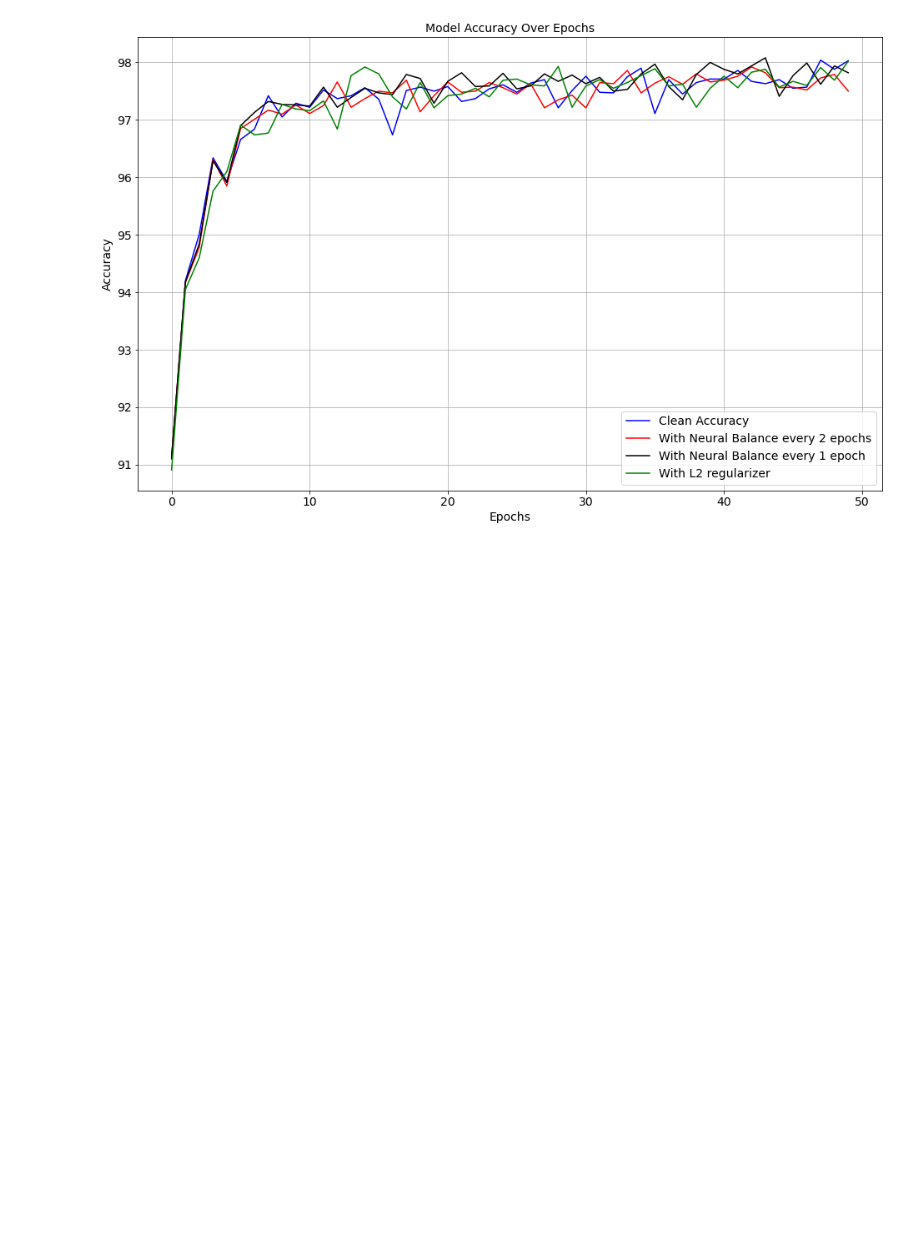
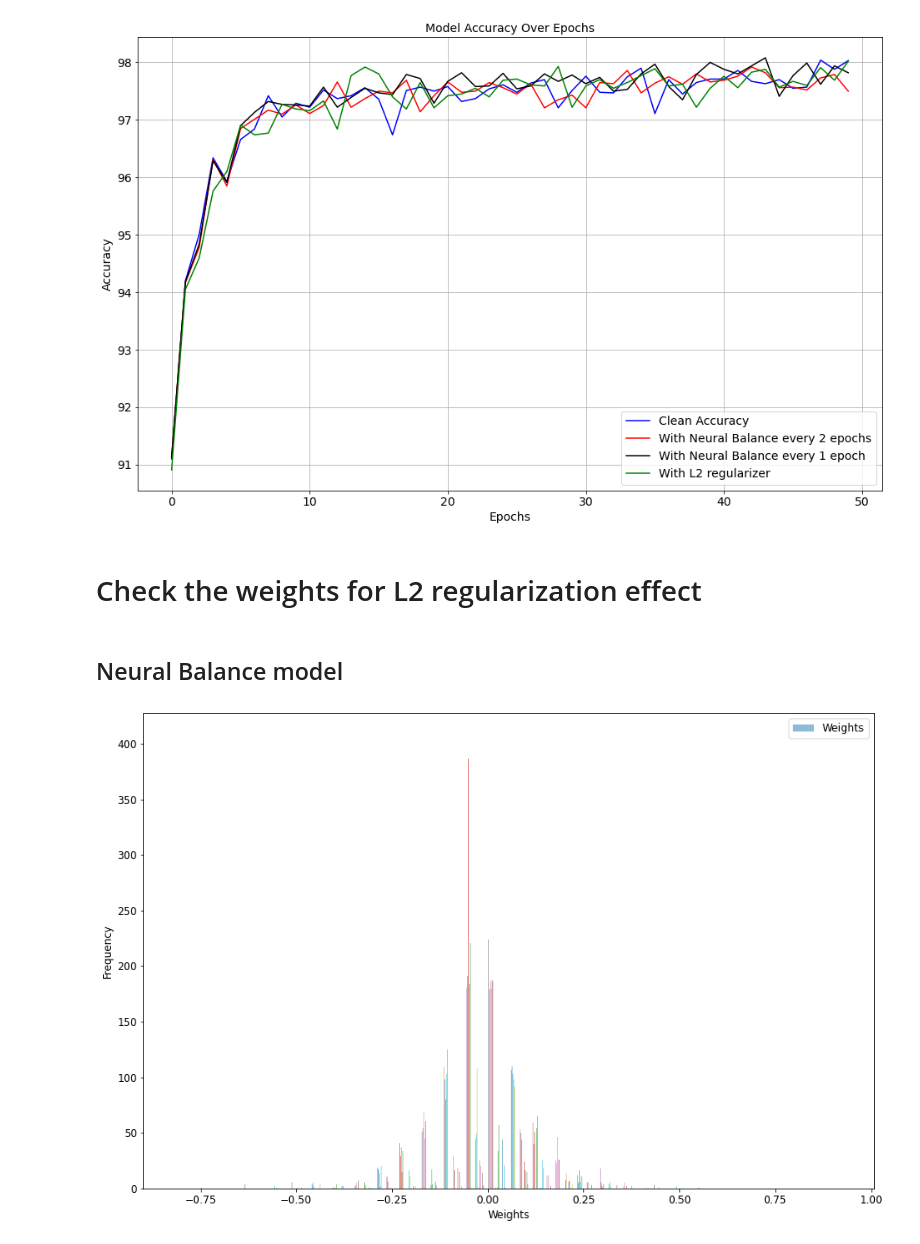
Before and after one commit to antonyalexos/Neural-Balance, a Jupyter notebook: plot.ipynb, the cells around one changed output. Drawn from its saved outputs; the diff is of its cells as text; code cells hidden in the pictures; blank space fills up the shorter version.

Commit message:
plot weights, added various norm orders

```diff
--- a/plot.ipynb
+++ b/plot.ipynb
@@ -62,3 +63,34 @@ plt.legend(fontsize=14)
 
 # Show the plot
 plt.show()
+# %% [markdown]
+# Check the weights for L2 regularization effect
+# %% [markdown]
+## Neural Balance model
+# %%
+mlp = MLP()
+# %%
+mlp.load_state_dict(torch.load('logs/05_03_2024_22_48_04/model_weights.pth'))
+
+# Print the weights
+data = []
+for name, param in mlp.named_parameters():
+    if param.requires_grad:# and "11" not in name:
+        data.append(param.data)
+#         print(name, param.data)
+flattened_list = [item for sublist in data for item in sublist]
+# %%
+plt.figure(figsize=(15,10))
+# plt.title('Loss Distribution')
+plt.hist(flattened_list, bins=30, alpha=0.5, label = 'Weights')
+plt.legend(fontsize='large')
+plt.xlabel('Weights', fontsize='large')
+plt.ylabel('Frequency', fontsize='large')
+plt.xticks(fontsize='large')
+plt.yticks(fontsize='large')
+
+# plt.ylim(0, 10)
+
+plt.show()
+# %% [output]
+[figure, added]
```
Also changed, not shown: parts of 4 cells of this notebook, 4 other files.
